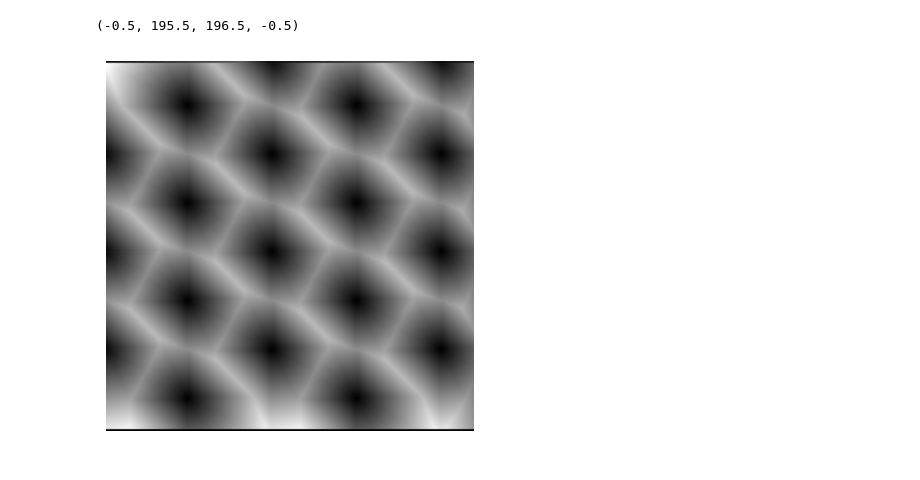
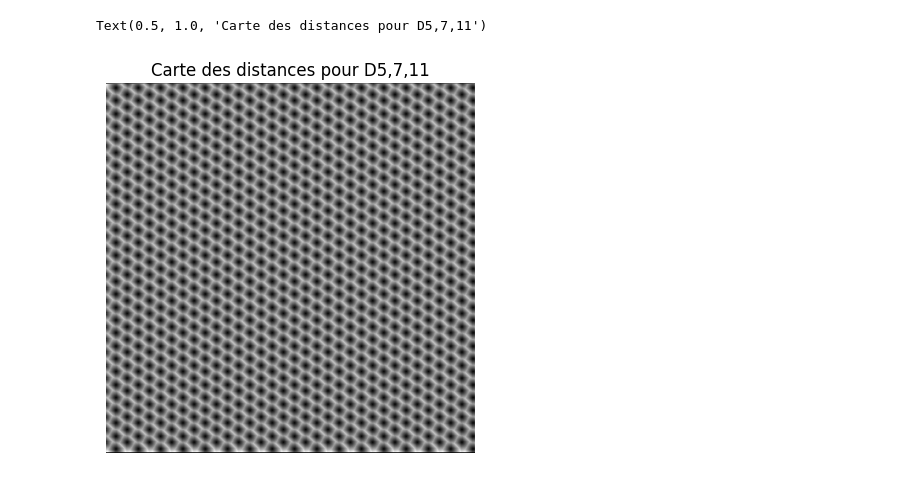
Before and after one commit to Planeurzik/Waterpixels, a Jupyter notebook: distance_algo.ipynb, the cells around one changed output. Drawn from its saved outputs; the diff is of its cells as text; code cells hidden in the pictures.

Commit message:
figures

```diff
--- a/distance_algo.ipynb
+++ b/distance_algo.ipynb
@@ -18,11 +18,11 @@ def calcul_hexa_centers(img,taille):
                 hexa_centers.append((int(i*p_horizontal),int((j*p_vertical)+p_vertical/2)))
     return hexa_centers
 # %%
-im = Image.new(mode='L',size=(200,200),color=255)
+im = Image.new(mode='L',size=(500,500),color=255)
 colonnes,lignes = im.size
 carte = np.full((lignes,colonnes),10000)
 
-for c in calcul_hexa_centers(im,30):
+for c in calcul_hexa_centers(im,10):
     if(c[0]<lignes and c[1]<colonnes):
         im.putpixel(c,0)
         carte[c[1]][c[0]]=0
@@ -46,47 +46,48 @@ carte[0][colonnes-1]=np.min([carte[0][colonnes-1],carte[0][2]+1,carte[1][colonne
 carte[lignes-1][0]=np.min([carte[lignes-1][0],carte[lignes-2][0]+1,carte[lignes-1][1]+1])
 carte[lignes-1][colonnes-1]=np.min([carte[lignes-1][colonnes-1],carte[lignes-2][colonnes-1]+1,carte[lignes-1][colonnes-2]+1])
 
-for x in range (1,lignes-1):
-    carte[x][0]=np.min([carte[x][0],carte[x][1]+1,carte[x+1][0]+1,carte[x-1][0]+1])
-    carte[x][colonnes-1]=np.min([carte[x][colonnes-1],carte[x][colonnes-2]+1,carte[x-1][colonnes-1]+1,carte[x+1][colonnes-1]+1])
-for y in range(1,colonnes-1):
-    carte[0][y]=np.min([carte[0][y],carte[0][y-1]+1,carte[0][y+1]+1,carte[1][y]+1])
+for y in range (1,colonnes-1):
+    carte[0][y]=np.min([carte[0][y],carte[1][y]+1,carte[0][y+1]+1,carte[0][y-1]+1])
+    carte[lignes-1][y]=np.min([carte[colonnes-1][y],carte[colonnes-2][y]+1,carte[colonnes-1][y-1]+1,carte[colonnes-1][y+1]+1])
+for x in range(1,lignes-1):
+    carte[x][0]=np.min([carte[x][0],carte[x-1][0]+1,carte[x+1][0]+1,carte[x][1]+1])
 
 
 mask2= np.array([10000,11,10000,10000,7,11,0,5,10000,5,7,11,10000,11,10000])
 mask2 = mask2.reshape((5,3))
 
 for x in range(lignes-5,-1,-1):
     for y in range(colonnes-3,-1,-1):
         distances_possibles=[]
         for i in range(5):
             for j in range(3):
                 distances_possibles.append(carte[x+i][y+j]+mask2[i][j])
         carte[x+2][y] = min(distances_possibles)
 
 #Correction des effets de bords
 carte[0][0]=np.min([carte[0][0],carte[0][1]+1,carte[1][0]+1])
 carte[0][colonnes-1]=np.min([carte[0][colonnes-1],carte[0][2]+1,carte[1][colonnes-1]+1])
 carte[lignes-1][0]=np.min([carte[lignes-1][0],carte[lignes-2][0]+1,carte[lignes-1][1]+1])
 carte[lignes-1][colonnes-1]=np.min([carte[lignes-1][colonnes-1],carte[lignes-2][colonnes-1]+1,carte[lignes-1][colonnes-2]+1])
-for x in range (1,lignes-1):
-    carte[x][0]=np.min([carte[x][0],carte[x][1]+1,carte[x+1][0]+1,carte[x-1][0]+1])
-    carte[x][colonnes-1]=np.min([carte[x][colonnes-1],carte[x][colonnes-2]+1,carte[x-1][colonnes-1]+1,carte[x+1][colonnes-1]+1])
-for y in range(1,colonnes-1):
-    carte[lignes-1][y]=np.min([carte[lignes-1][y],carte[lignes-1][y-1]+1,carte[lignes-1][y+1]+1,carte[lignes-2][y]+1])
+for y in range (1,colonnes-1):
+    carte[0][y]=np.min([carte[0][y],carte[1][y]+1,carte[0][y+1]+1,carte[0][y-1]+1])
+    carte[lignes-1][y]=np.min([carte[colonnes-1][y],carte[colonnes-2][y]+1,carte[colonnes-1][y-1]+1,carte[colonnes-1][y+1]+1])
+for x in range(1,lignes-1):
+    carte[x][0]=np.min([carte[x][0],carte[x-1][0]+1,carte[x+1][0]+1,carte[x][1]+1])
 
 new_card = np.zeros((lignes,colonnes))
 for i in range(len(carte)):
     for j in range(len(carte[i])):
         if carte[i][j] <=255:
             new_card[i][j] = carte[i][j]
         else:
             new_card[i][j] = 0
 
 
 plt.imshow(new_card[2:lignes-1,2:colonnes-2],cmap='gray')
 plt.axis('off')
+plt.title('Carte des distances pour D5,7,11')
 #plt.grid()
 # %% [output]
-(-0.5, 195.5, 196.5, -0.5)
+Text(0.5, 1.0, 'Carte des distances pour D5,7,11')
-[figure, old version]
+[figure, new version]
```
Also changed, not shown: 20 other files.
